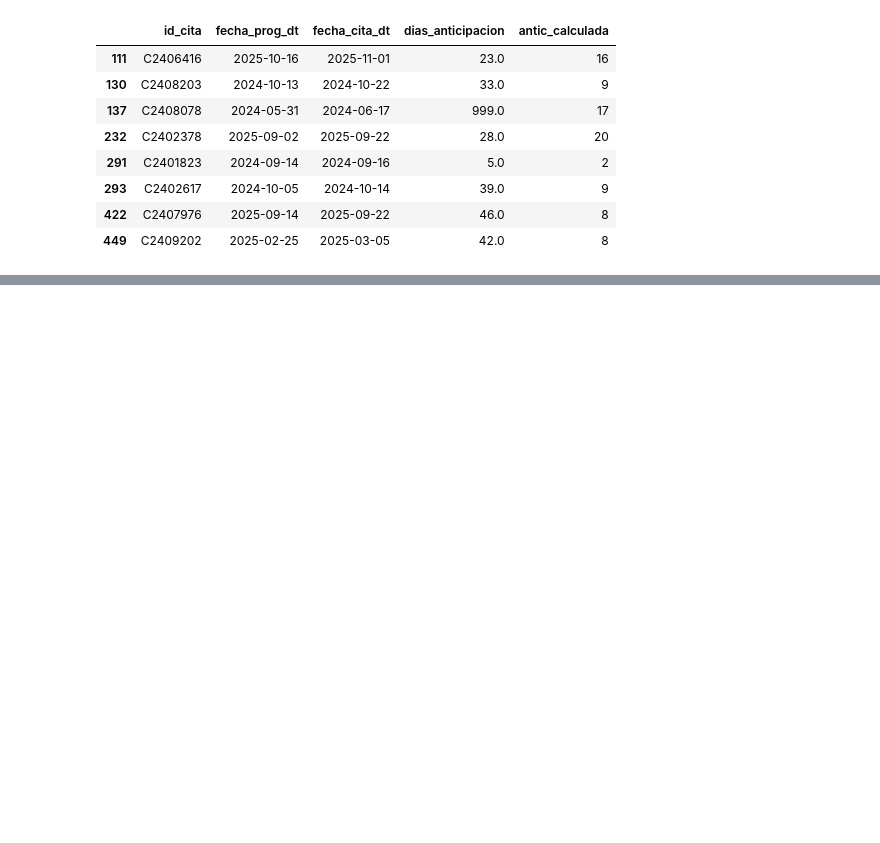
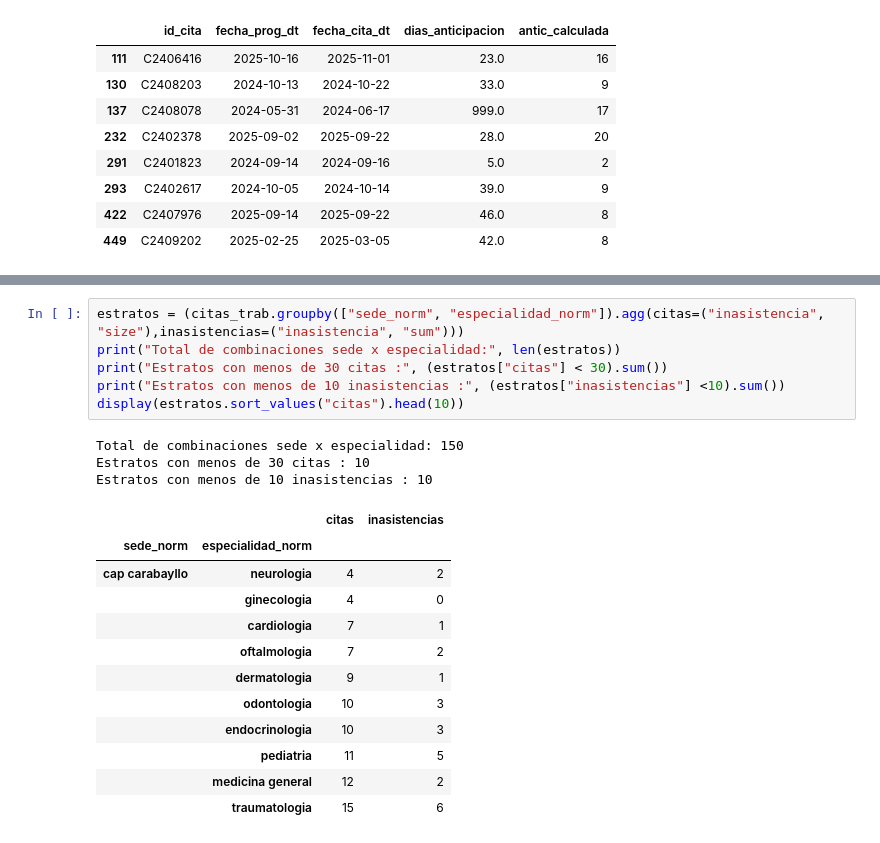
Before and after one commit to Gen54cw/Analitica-de-Datos-Tintaya-Daniel, a Jupyter notebook: laboratorios/LAB01_TintayaDaniel.ipynb, the cells around one changed output, grey strips where cells are left out. Saved outputs shown, nothing was run; the diff lists cells and outputs as text; blank space fills up the shorter version.

```diff
--- a/laboratorios/LAB01_TintayaDaniel.ipynb
+++ b/laboratorios/LAB01_TintayaDaniel.ipynb
@@ -433,0 +749,22 @@ Equivale al 2.01 % del total
+# %%
+estratos = (citas_trab.groupby(["sede_norm", "especialidad_norm"]).agg(citas=("inasistencia", "size"),inasistencias=("inasistencia", "sum")))
+print("Total de combinaciones sede x especialidad:", len(estratos))
+print("Estratos con menos de 30 citas :", (estratos["citas"] < 30).sum())
+print("Estratos con menos de 10 inasistencias :", (estratos["inasistencias"] <10).sum())
+display(estratos.sort_values("citas").head(10))
+# %% [output]
+Total de combinaciones sede x especialidad: 150
+Estratos con menos de 30 citas : 10
+Estratos con menos de 10 inasistencias : 10
+|  |  | citas | inasistencias |
+| sede_norm | especialidad_norm |  |  |
+| cap carabayllo | neurologia | 4 | 2 |
+|  | ginecologia | 4 | 0 |
+|  | cardiologia | 7 | 1 |
+|  | oftalmologia | 7 | 2 |
+|  | dermatologia | 9 | 1 |
+|  | odontologia | 10 | 3 |
+|  | endocrinologia | 10 | 3 |
+|  | pediatria | 11 | 5 |
+|  | medicina general | 12 | 2 |
+|  | traumatologia | 15 | 6 |
```
Also changed, not shown: parts of 28 cells of this notebook.
